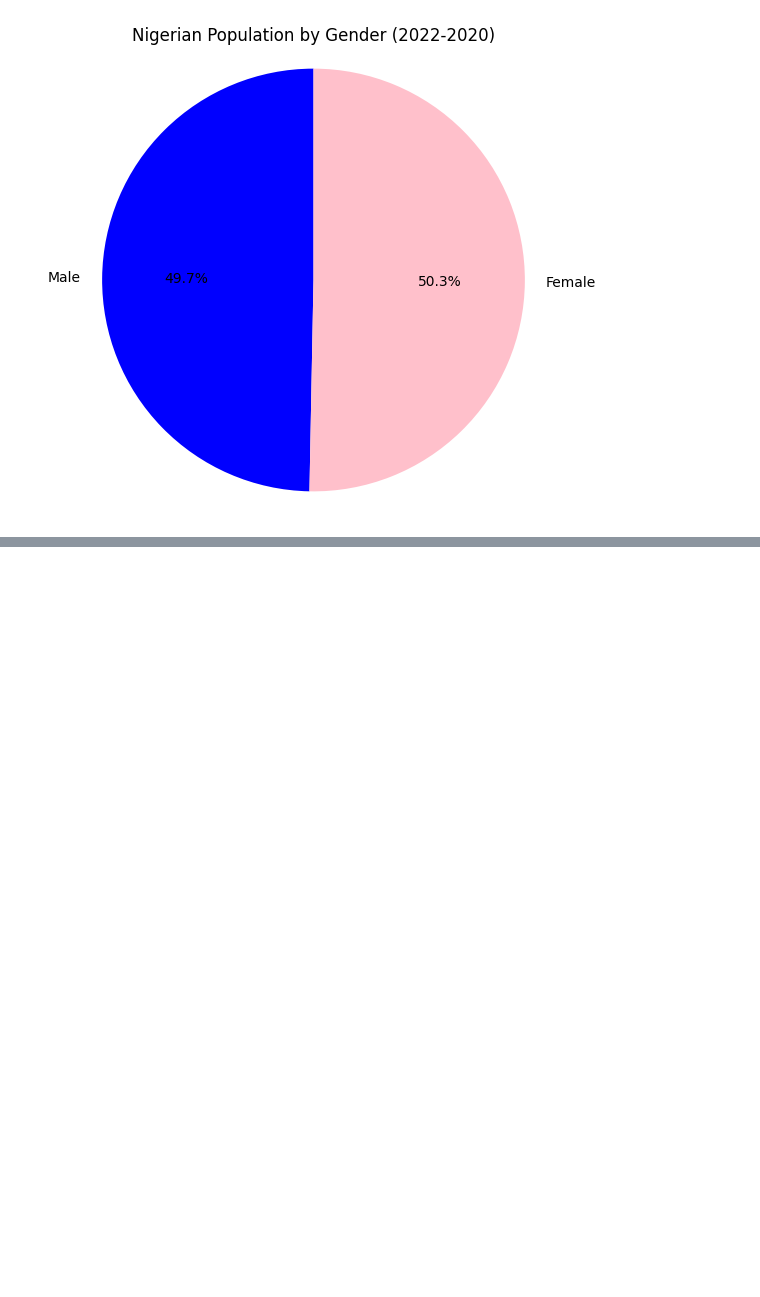
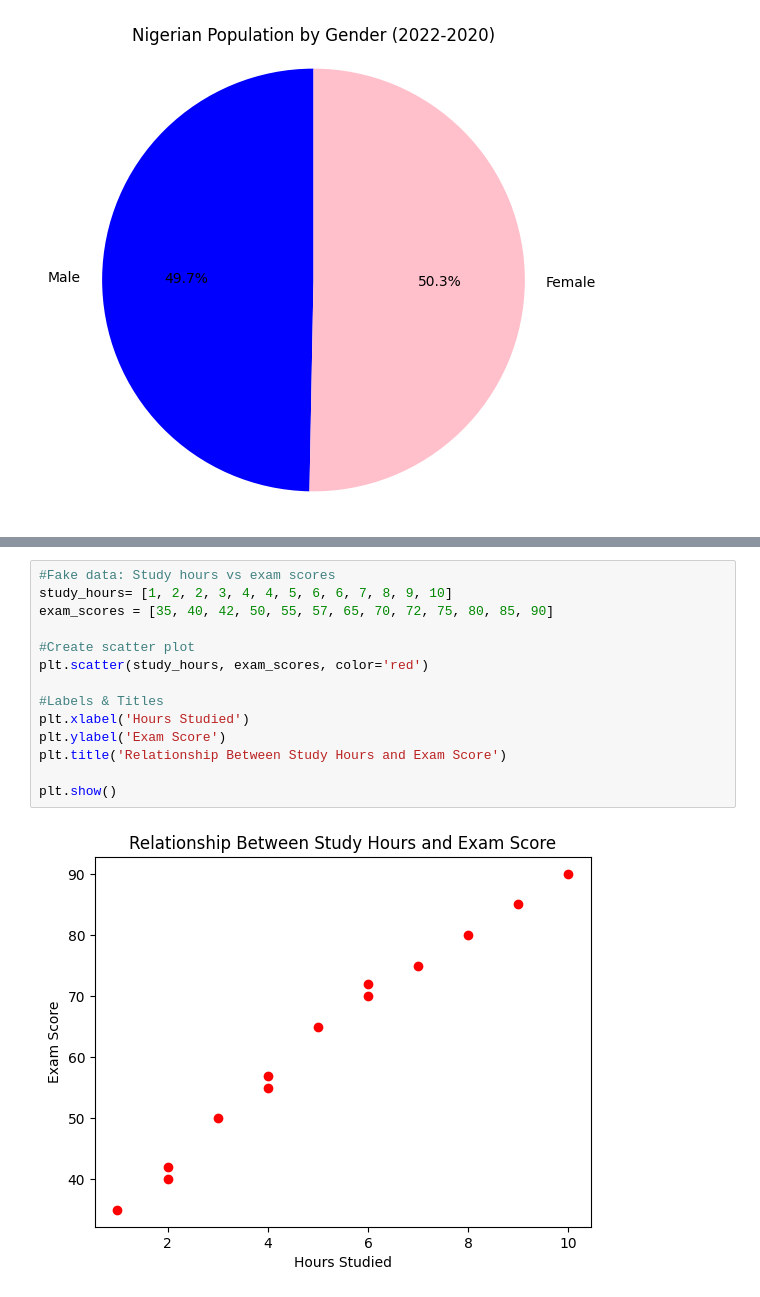
Before and after one commit to ElizabethOgbee/Data-Analytics-Python, a Jupyter notebook: pandas/zmatlip1_intro.ipynb, the cells around one changed output, grey strips where cells are left out. Cells and saved outputs as stored; diff of their text form; blank space fills up the shorter version.

```diff
--- a/pandas/zmatlip1_intro.ipynb
+++ b/pandas/zmatlip1_intro.ipynb
@@ -168,0 +246,16 @@ plt.show()
+# %%
+#Fake data: Study hours vs exam scores
+study_hours= [1, 2, 2, 3, 4, 4, 5, 6, 6, 7, 8, 9, 10]
+exam_scores = [35, 40, 42, 50, 55, 57, 65, 70, 72, 75, 80, 85, 90]
+
+#Create scatter plot
+plt.scatter(study_hours, exam_scores, color='red')
+
+#Labels & Titles
+plt.xlabel('Hours Studied')
+plt.ylabel('Exam Score')
+plt.title('Relationship Between Study Hours and Exam Score')
+
+plt.show()
+# %% [output]
+[figure, added]
```
Also changed, not shown: parts of 7 cells of this notebook.
